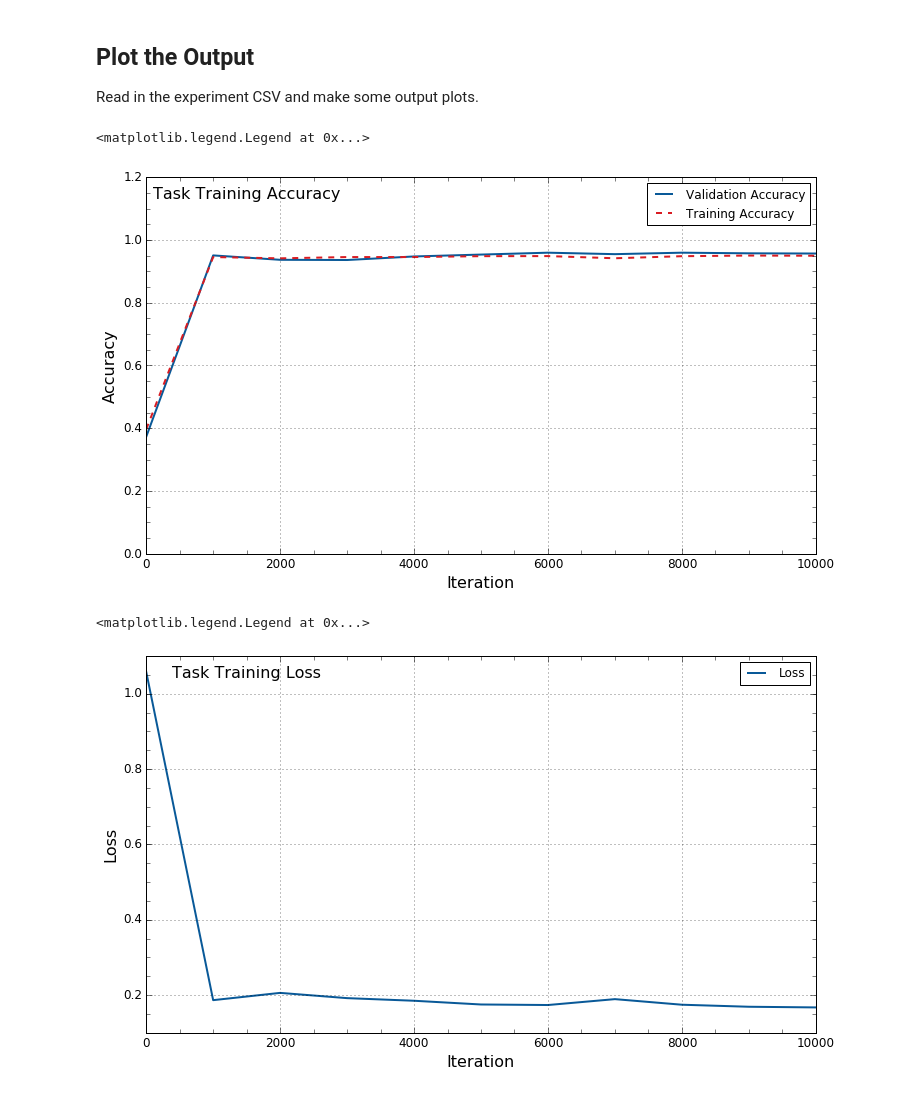
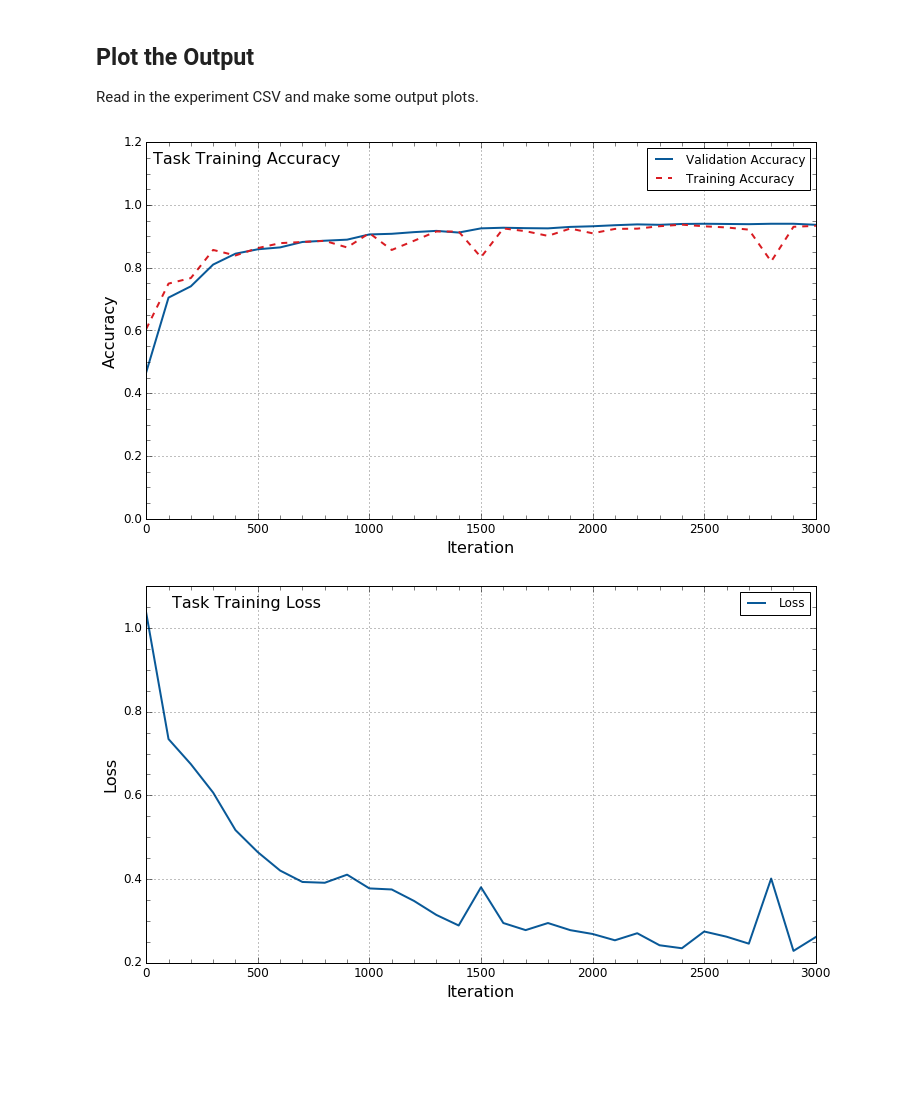
Before and after one commit to creoin/neulite, a Jupyter notebook: notebook_task.ipynb, the cells around one changed output. Cells and saved outputs as stored; diff of their text form; code cells hidden in the pictures; blank space fills up the shorter version.

```diff
--- a/notebook_task.ipynb
+++ b/notebook_task.ipynb
@@ -167,5 +167,5 @@ Instantiating a NeuralNet object with 2 inputs and $1 \times 10^{-1}$ learning r
 # %%
-my_net = NeuralNet(2, lr=1e-1)
+my_net = NeuralNet(2, lr=1e-2)
 # %% [markdown]
 ## Regularisation
 
@@ -503,11 +503,11 @@ Now begin the training loop.
 # %%
 num_examples = len(X)
 print('num_examples: {}'.format(num_examples))
-for i in range(10001):
+for i in range(3001):
     my_net.feed(X, Y)
     probabilties, loss = my_net.forward()
     d_loss_input = my_net.backward()
-    if i % 1000 == 0:
+    if i % 100 == 0:
         avg_loss = np.sum(loss)/num_examples
         predicted_class = np.argmax(probabilties, axis=1)
         ground_truth = np.argmax(Y, axis=1)
@@ -517,6 +517,7 @@ for i in range(10001):
 
         train_logs.log(Iteration=i, Train_Accuracy=train_accuracy, Valid_Accuracy=valid_accuracy, Loss=avg_loss)
 
-        print('Iteration {:10}: loss {:6.3f} train accuracy {:7.3f} valid accuracy {:7.3f}'.format(i, avg_loss, train_accuracy, valid_accuracy))
+        print('Iteration {:10}: loss {:6.3f} train accuracy {:7.3f} valid accuracy {:7.3f}'.format(
+               i, avg_loss, train_accuracy, valid_accuracy))
 # %% [output]
 num_examples: 12000
@@ -591,36 +602,36 @@ col_green  = '#81d91c'
 # Set figure size
 fig, ax = plt.subplots(figsize=(12,6.75))
 
 # Plotting multiple lines
 ax.plot(it_fc100, va_acc_fc100, linewidth=2, color=col_blue, label='Validation Accuracy')
 ax.plot(it_fc100, tr_acc_fc100, '--', linewidth=2, color=col_red, label='Training Accuracy')
 
 # Plot title
 ax.set_title('Task Training Accuracy', y=0.93, x=0.15, fontsize=16)
 
 # Axes labels, fontsize (offset by adding y=0.0 etc to arguments)
 ax.set_ylabel('Accuracy', fontsize=16)
 ax.set_xlabel('Iteration', fontsize=16)
 
 # Ticks
 ax.minorticks_on()
 ax.tick_params(axis='both', which='major', right='on', top='on', direction='in', labelsize=12, length=6)
 ax.tick_params(axis='both', which='minor', right='on', top='on', direction='in', labelsize=12, length=4)
 
 # Set range limit on axes
 ax.set_ylim([0,1.2])
-ax.set_xlim([0,10000])
+ax.set_xlim([0,3000])
 
 # To set a grid
 ax.grid(True)
 
 # Legend, generated from plot details and labels
 ax.legend(loc=1, prop={'size': 12})
 
+plt.show()
 # plt.savefig('./experiment/' + the_date + '-' + plotname1 + '.png', bbox_inches='tight')
 # %% [output]
-<matplotlib.legend.Legend at 0x...>
-[figure, old version]
+[figure, new version]
 # %%
 # Set figure size
 fig, ax = plt.subplots(figsize=(12,6.75))
@@ -641,7 +652,7 @@ ax.tick_params(axis='both', which='minor', right='on', top='on', direction='in',
 
 # Set range limit on axes
 # ax.set_ylim([0,1.2])
-ax.set_xlim([0,10000])
+ax.set_xlim([0,3000])
 
 # To set a grid
 ax.grid(True)
@@ -649,7 +660,7 @@ ax.grid(True)
 # Legend, generated from plot details and labels
 ax.legend(loc=1, prop={'size': 12})
 
+plt.show()
 # plt.savefig('./experiment/' + the_date + '-' + plotname2 + '.png', bbox_inches='tight')
 # %% [output]
-<matplotlib.legend.Legend at 0x...>
-[figure, old version]
+[figure, new version]
```
Also changed, not shown: parts of 7 cells of this notebook, 3 other files.
